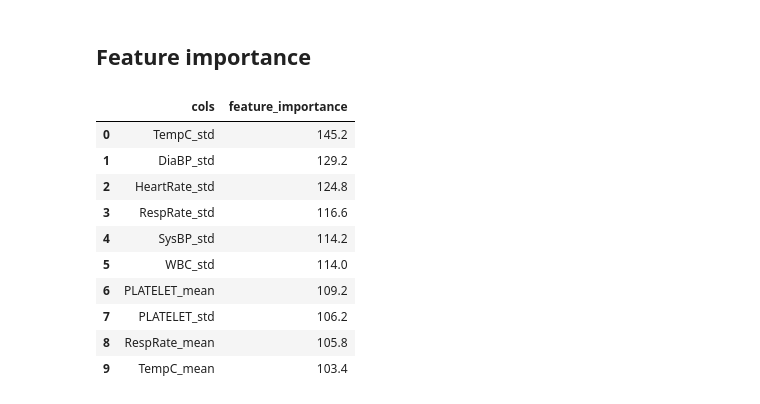
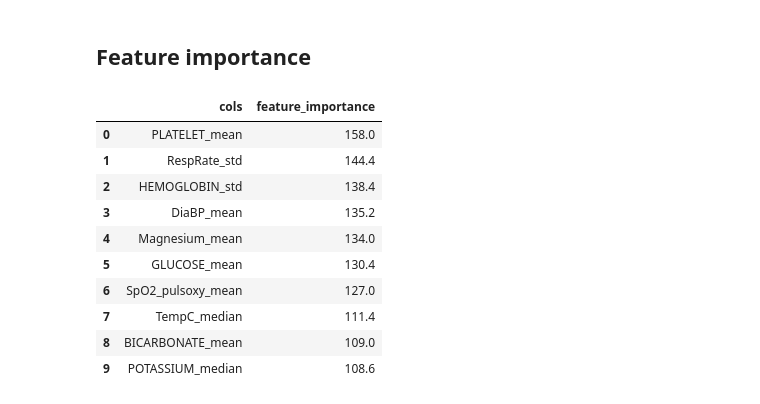
Before and after one commit to kewellcjj/sepsis-detection, a Jupyter notebook: Lightgbm_Model.ipynb, the cells around one changed output. Saved outputs shown, nothing was run; the diff lists cells and outputs as text; code cells hidden in the pictures.

Commit message:
use model_data, data_final, standard scaler and test auc 0.755

```diff
--- a/Lightgbm_Model.ipynb
+++ b/Lightgbm_Model.ipynb
@@ -31,13 +33,21 @@ import os, gc
+# %%
+DATA_DIR = './data_final'
+SEED = 42
+MAX_EVAL = 50
+TEST_SIZE = 0.1
 # %% [markdown]
 ## Load Data
 # %%
-case_labs = pd.read_csv('./data_v2/case_48h_labs_ex3h.csv')
-case_vitals = pd.read_csv('./data_v2/case_48h_vitals_ex3h.csv')
-case_static = pd.read_csv('./data_v2/static_variables_cases_ex3h.csv')
 
-control_labs = pd.read_csv('./data_v2/control_48h_labs_ex3h.csv')
-control_vitals = pd.read_csv('./data_v2/control_48h_vitals_ex3h.csv')
-control_static = pd.read_csv('./data_v2/static_variables_controls_ex3h.csv')
+case_labs = pd.read_csv(os.path.join(DATA_DIR, 'case_48h_labs_ex3h.csv'))
+case_vitals = pd.read_csv(os.path.join(DATA_DIR, 'case_48h_vitals_ex3h.csv'))
+case_static = pd.read_csv(os.path.join(DATA_DIR, 'static_variables_cases_ex3h.csv'))
+
+control_labs = pd.read_csv(os.path.join(DATA_DIR, 'control_48h_labs_ex3h.csv'))
+control_vitals = pd.read_csv(os.path.join(DATA_DIR, 'control_48h_vitals_ex3h.csv'))
+control_static = pd.read_csv(os.path.join(DATA_DIR, 'static_variables_controls_ex3h.csv'))
+
+# df_train, df_test = model_data(model_type="LGBM", test_size=.2)
 # %% [markdown]
 ## Helper function
 # %%
@@ -159,8 +169,8 @@ control_all = control_static.merge(control_labs, on='subject_id').merge(control_
 # %%
 case_control_all = pd.concat((case_all, control_all), ignore_index=True).sample(frac=1).reset_index(drop=True)
 
-X, y = case_control_all.drop(columns=['subject_id', 'label']), case_control_all.label
-X = MinMaxScaler().fit_transform(X)
+cols_delete = [x for x in case_control_all.columns if x in ['subject_id', 'label'] or x.startswith('Unnamed')]
+X, y = case_control_all.drop(columns=cols_delete), case_control_all.label
 # %% [markdown]
 ## Model training and prediction
 # %%
@@ -179,0 +193,7 @@ X_train, X_test, y_train, y_test = train_test_split(X, y, test_size=0.2, random_
+# %%
+df_train, df_test = model_data('LGBM', path = 'data_final', test_size=0.1)
+X_train, y_train = df_train.drop(columns=['label']), df_train['label']
+X_test, y_test = df_test.drop(columns=['label']), df_test['label']
+
+X_train = StandardScaler().fit_transform(X_train)
+X_test = StandardScaler().fit_transform(X_test)
@@ -251,19 +281,19 @@ feature_imp = np.zeros((X.shape[1]))
 for booster in trials.best_trial['result']['boosters']:
     feature_imp += booster.feature_importance() / 5
 # %%
-feature_imp = pd.DataFrame(dict(cols = case_control_all.drop(columns=['subject_id', 'label']).columns, feature_importance = feature_imp)). \
+feature_imp = pd.DataFrame(dict(cols = case_control_all.drop(columns=cols_delete).columns, feature_importance = feature_imp)). \
     sort_values('feature_importance', ascending=False, ignore_index=True).head(10)
 feature_imp.to_latex('feature_imp.tex', index=False)
 feature_imp
 # %% [output]
 |  | cols | feature_importance |
-| 0 | TempC_std | 145.2 |
-| 1 | DiaBP_std | 129.2 |
-| 2 | HeartRate_std | 124.8 |
-| 3 | RespRate_std | 116.6 |
-| 4 | SysBP_std | 114.2 |
-| 5 | WBC_std | 114.0 |
-| 6 | PLATELET_mean | 109.2 |
-| 7 | PLATELET_std | 106.2 |
-| 8 | RespRate_mean | 105.8 |
-| 9 | TempC_mean | 103.4 |
+| 0 | PLATELET_mean | 158.0 |
+| 1 | RespRate_std | 144.4 |
+| 2 | HEMOGLOBIN_std | 138.4 |
+| 3 | DiaBP_mean | 135.2 |
+| 4 | Magnesium_mean | 134.0 |
+| 5 | GLUCOSE_mean | 130.4 |
+| 6 | SpO2_pulsoxy_mean | 127.0 |
+| 7 | TempC_median | 111.4 |
+| 8 | BICARBONATE_mean | 109.0 |
+| 9 | POTASSIUM_median | 108.6 |
```
Also changed, not shown: parts of 11 cells of this notebook.
